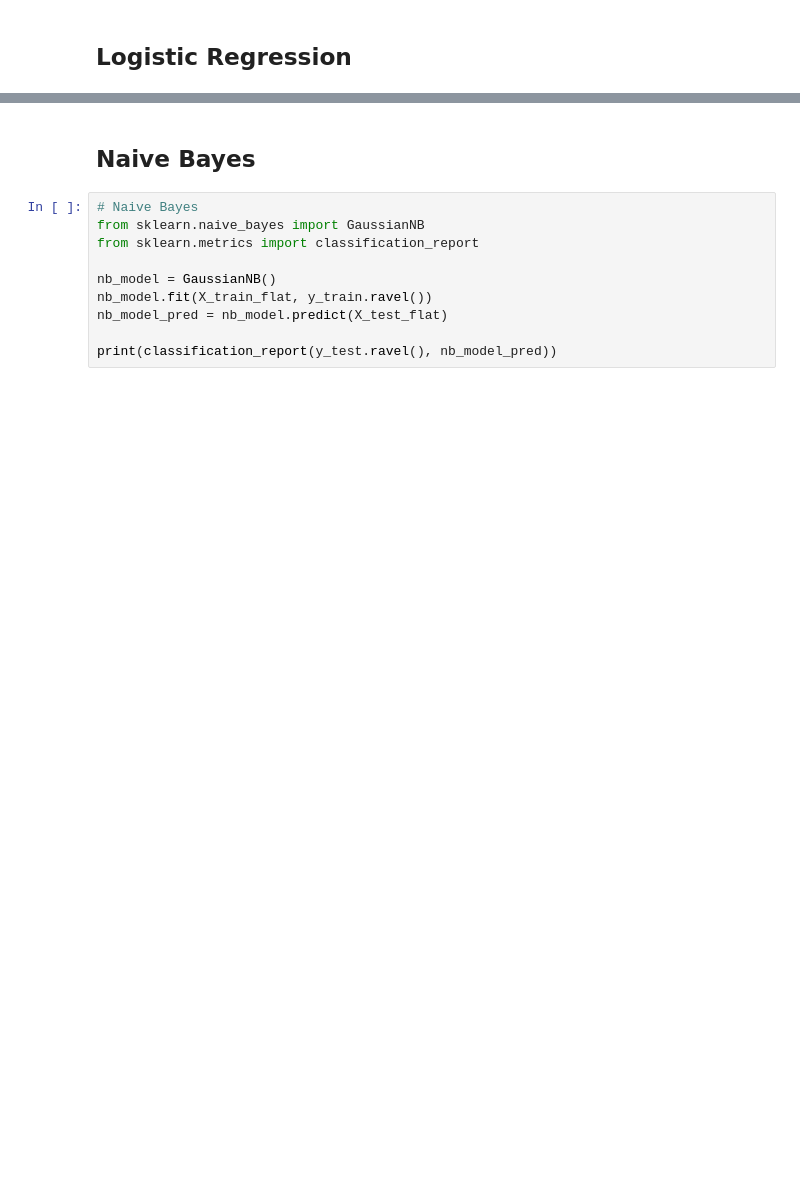
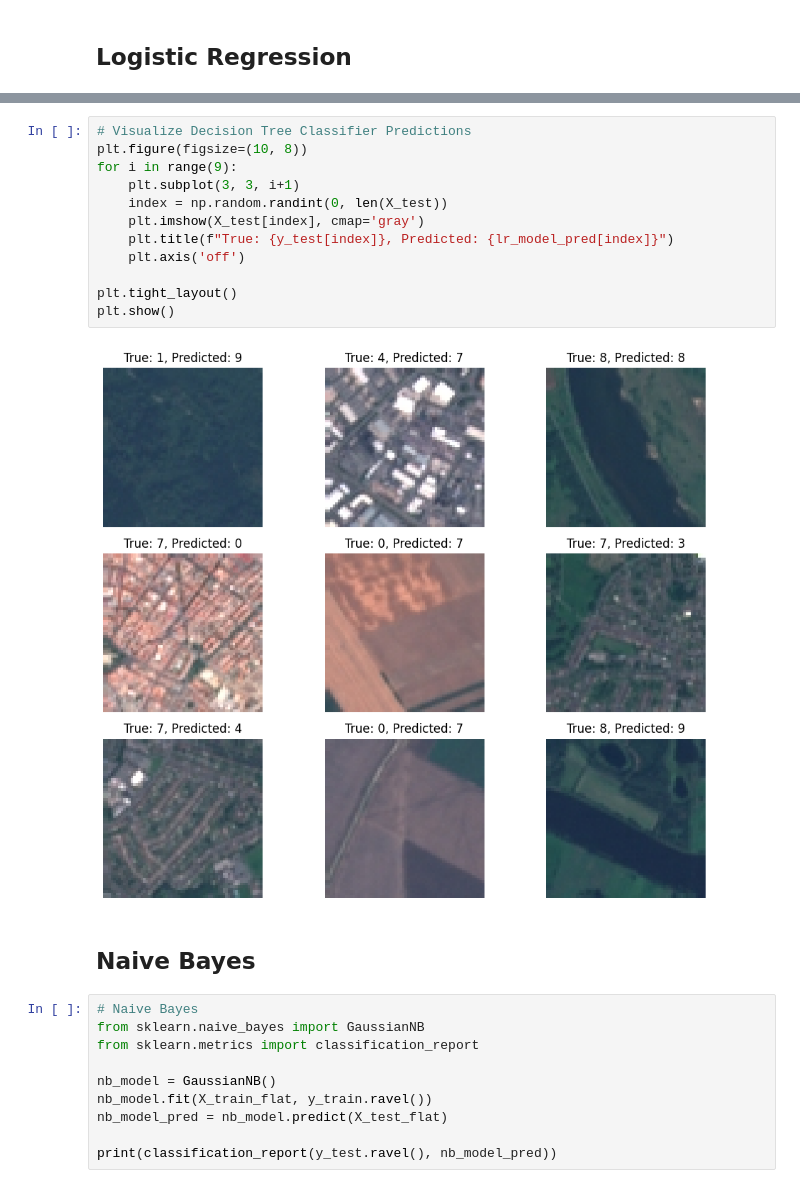
Before and after one commit to jhonnovax/image-pred-unsupervised-model, a Jupyter notebook: project.ipynb, the cells around one changed output, grey strips where cells are left out. Cells and saved outputs as stored; diff of their text form; blank space fills up the shorter version.

```diff
--- a/project.ipynb
+++ b/project.ipynb
@@ -410,3 +468,17 @@ Please also refer to the documentation for alternative solver options:
+# %%
+# Visualize Decision Tree Classifier Predictions
+plt.figure(figsize=(10, 8))
+for i in range(9):
+    plt.subplot(3, 3, i+1)
+    index = np.random.randint(0, len(X_test))
+    plt.imshow(X_test[index], cmap='gray')
+    plt.title(f"True: {y_test[index]}, Predicted: {lr_model_pred[index]}")
+    plt.axis('off')
+
+plt.tight_layout()
+plt.show()
+# %% [output]
+[figure, added]
 # %% [markdown]
 ## Naive Bayes
 # %%
```
Also changed, not shown: parts of 34 cells of this notebook.
